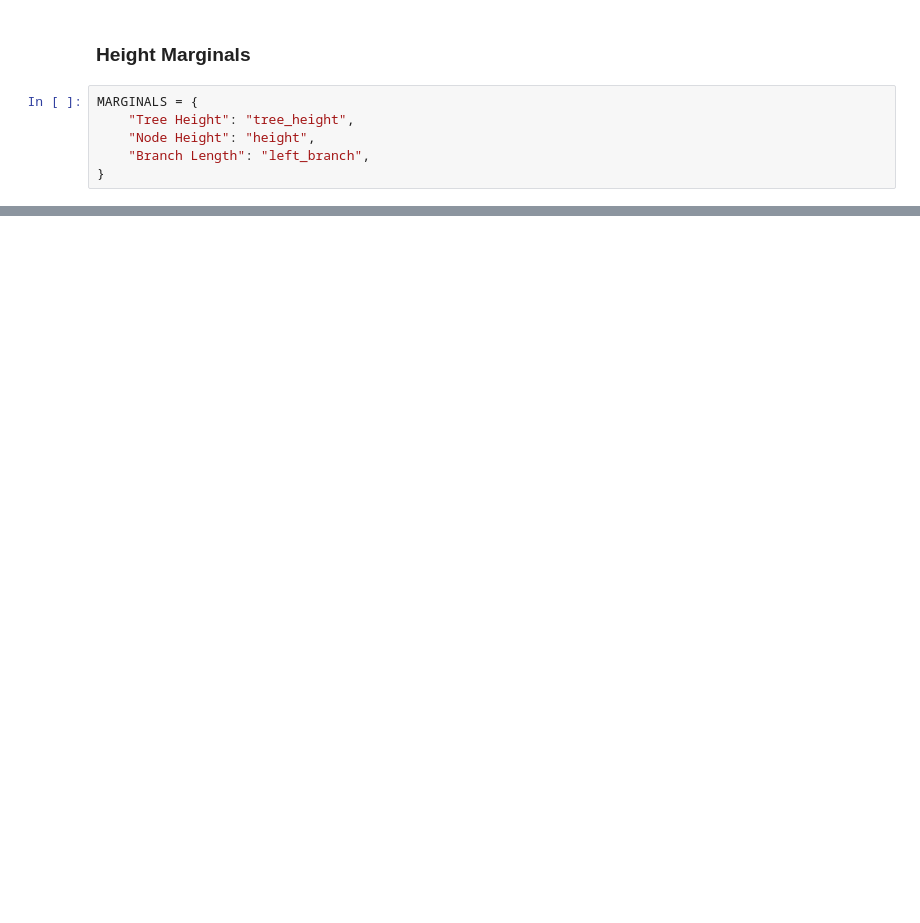
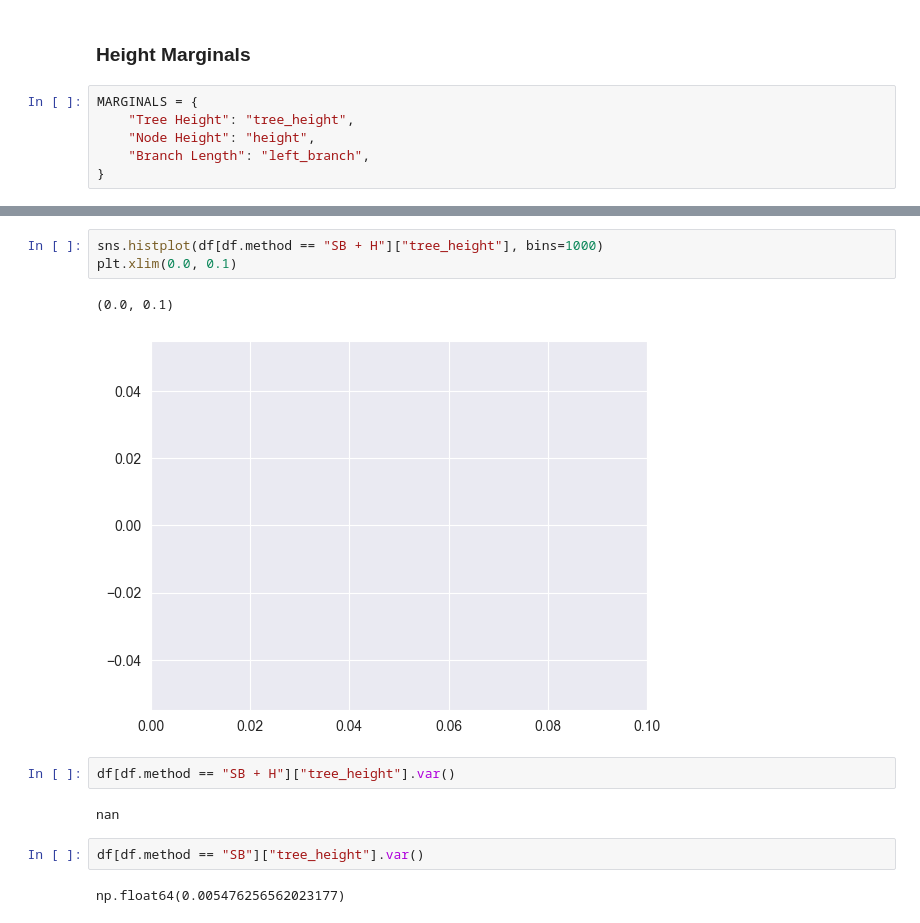
Before and after one commit to tochsner/ccd-validation, a Jupyter notebook: src/distribution_analysis/systematic_distribution_analysis.ipynb, the cells around one changed output, grey strips where cells are left out. Cells and saved outputs as stored; diff of their text form; blank space fills up the shorter version.

```diff
--- a/src/distribution_analysis/systematic_distribution_analysis.ipynb
+++ b/src/distribution_analysis/systematic_distribution_analysis.ipynb
@@ -212,0 +244,14 @@ for analysis_name, column in MARGINALS.items():
+# %%
+sns.histplot(df[df.method == "SB + H"]["tree_height"], bins=1000)
+plt.xlim(0.0, 0.1)
+# %% [output]
+(0.0, 0.1)
+[figure, added]
+# %%
+df[df.method == "SB + H"]["tree_height"].var()
+# %% [output]
+nan
+# %%
+df[df.method == "SB"]["tree_height"].var()
+# %% [output]
+np.float64(0.005476256562023177)
```
Also changed, not shown: parts of 10 cells of this notebook, 7 other files.
